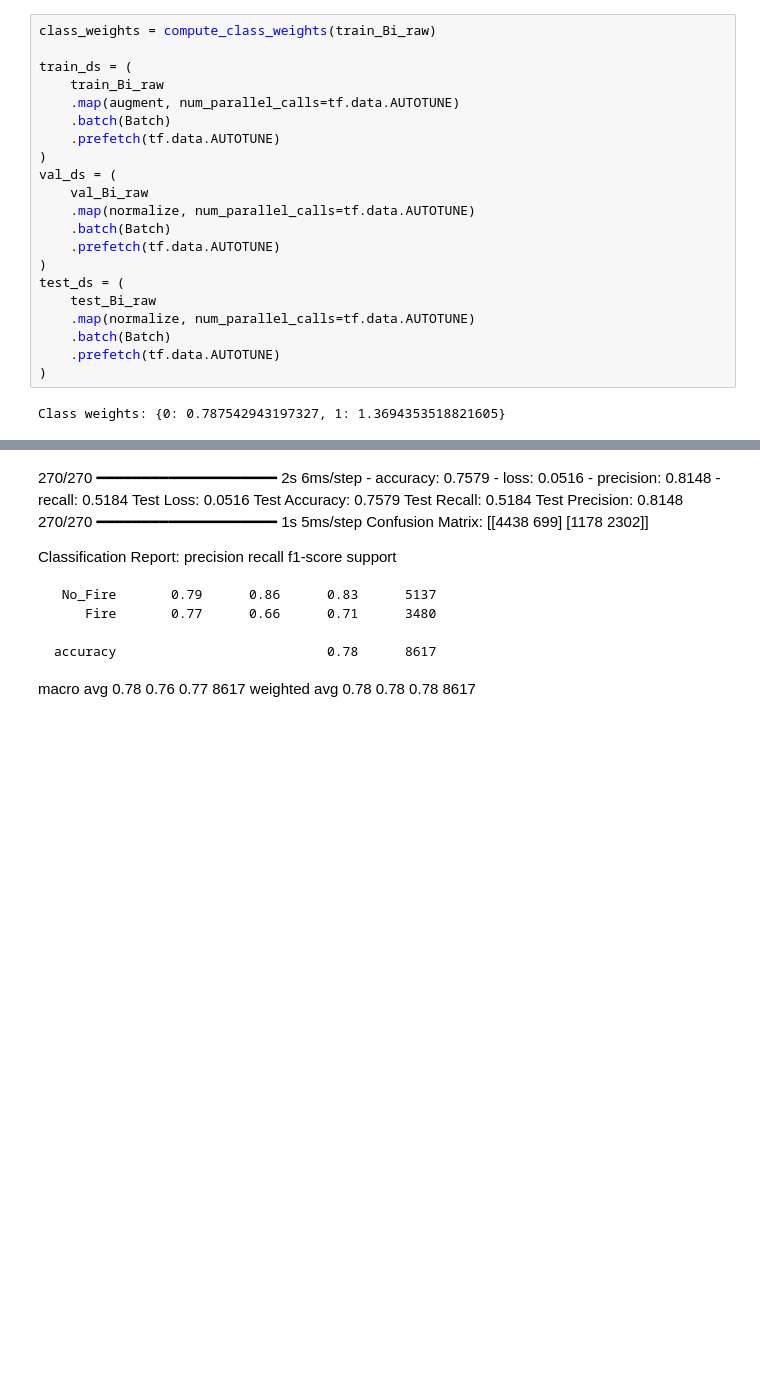
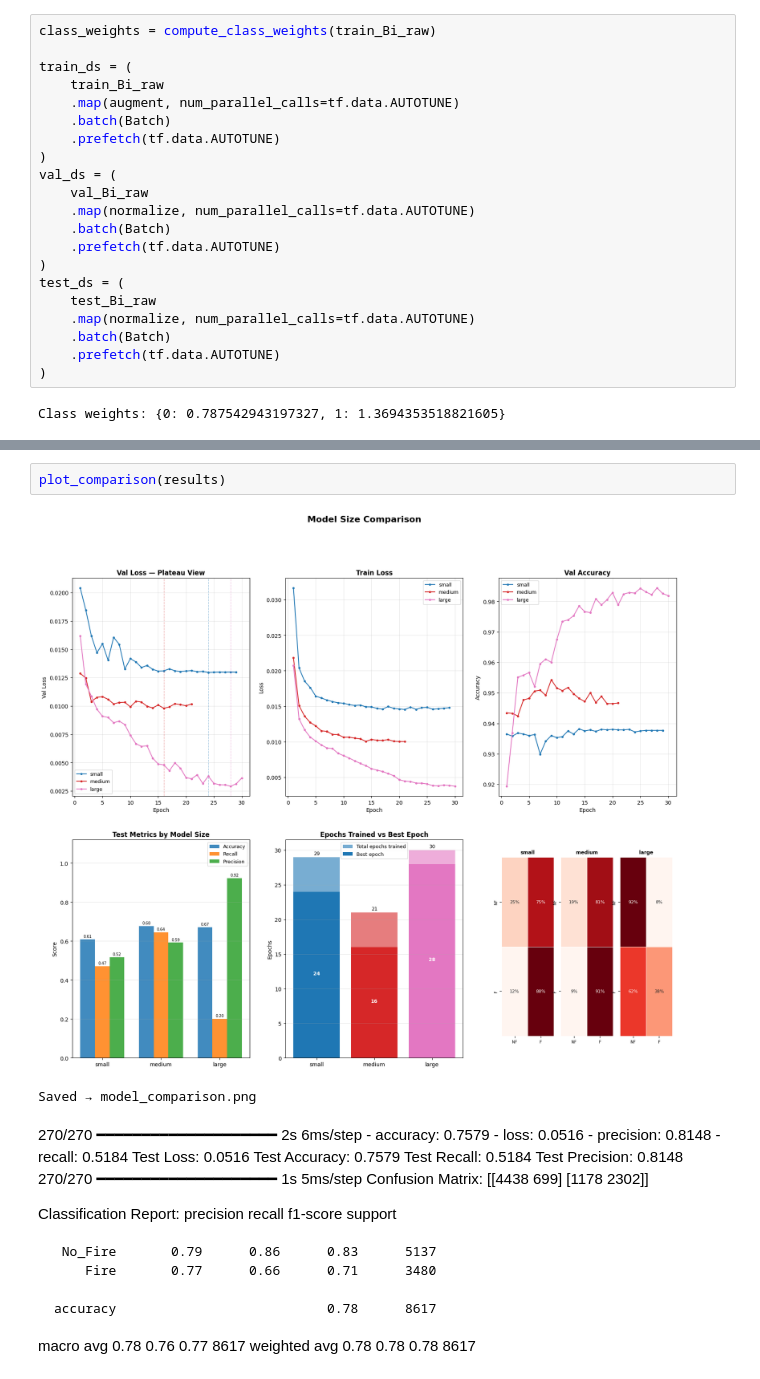
Before and after one commit to JaadTaymani/PHAS0056, a Jupyter notebook: D_Binary copy 2.ipynb, the cells around one changed output, grey strips where cells are left out. Cells and saved outputs as stored; diff of their text form; blank space fills up the shorter version.

```diff
--- a/D_Binary copy 2.ipynb
+++ b/D_Binary copy 2.ipynb
@@ -398,3 +405,8 @@ KeyboardInterrupt:
+# %%
+plot_comparison(results)
+# %% [output]
+[figure, added]
+Saved → model_comparison.png
 # %% [markdown]
 270/270 ━━━━━━━━━━━━━━━━━━━━ 2s 6ms/step - accuracy: 0.7579 - loss: 0.0516 - precision: 0.8148 - recall: 0.5184
 Test Loss: 0.0516
```
Also changed, not shown: parts of 4 cells of this notebook, 2 other files.
